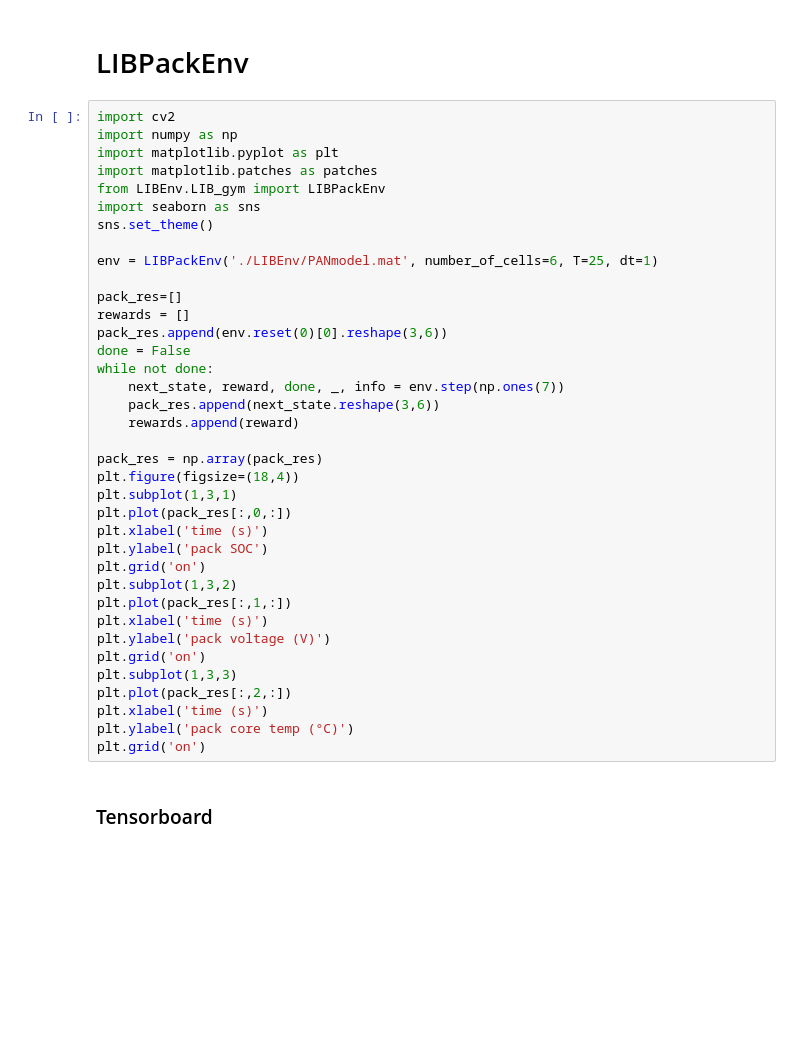
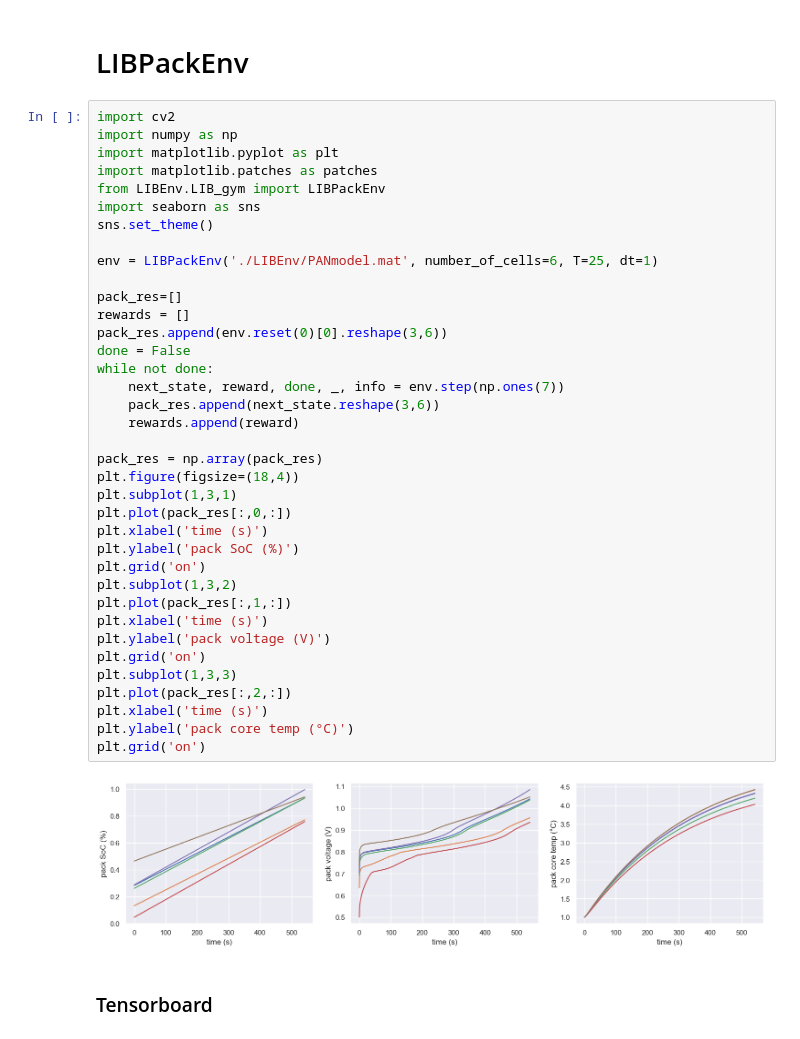
Before and after one commit to amirhosseinh77/Battery-Charging-DRL, a Jupyter notebook: LIB_Stablebaseline3.ipynb, the cells around one changed output. Saved outputs shown, nothing was run; the diff lists cells and outputs as text; blank space fills up the shorter version.

```diff
--- a/LIB_Stablebaseline3.ipynb
+++ b/LIB_Stablebaseline3.ipynb
@@ -18,34 +18,36 @@ from LIBEnv.LIB_gym import LIBPackEnv
 import seaborn as sns
 sns.set_theme()
 
 env = LIBPackEnv('./LIBEnv/PANmodel.mat', number_of_cells=6, T=25, dt=1)
 
 pack_res=[]
 rewards = []
 pack_res.append(env.reset(0)[0].reshape(3,6))
 done = False
 while not done:
     next_state, reward, done, _, info = env.step(np.ones(7))
     pack_res.append(next_state.reshape(3,6))
     rewards.append(reward)
 
 pack_res = np.array(pack_res)
 plt.figure(figsize=(18,4))
 plt.subplot(1,3,1)
 plt.plot(pack_res[:,0,:])
 plt.xlabel('time (s)')
-plt.ylabel('pack SOC')
+plt.ylabel('pack SoC (%)')
 plt.grid('on')
 plt.subplot(1,3,2)
 plt.plot(pack_res[:,1,:])
 plt.xlabel('time (s)')
 plt.ylabel('pack voltage (V)')
 plt.grid('on')
 plt.subplot(1,3,3)
 plt.plot(pack_res[:,2,:])
 plt.xlabel('time (s)')
 plt.ylabel('pack core temp (°C)')
 plt.grid('on')
+# %% [output]
+[figure, added]
 # %% [markdown]
 ### Tensorboard
 # %%
```
Also changed, not shown: parts of 4 cells of this notebook.
